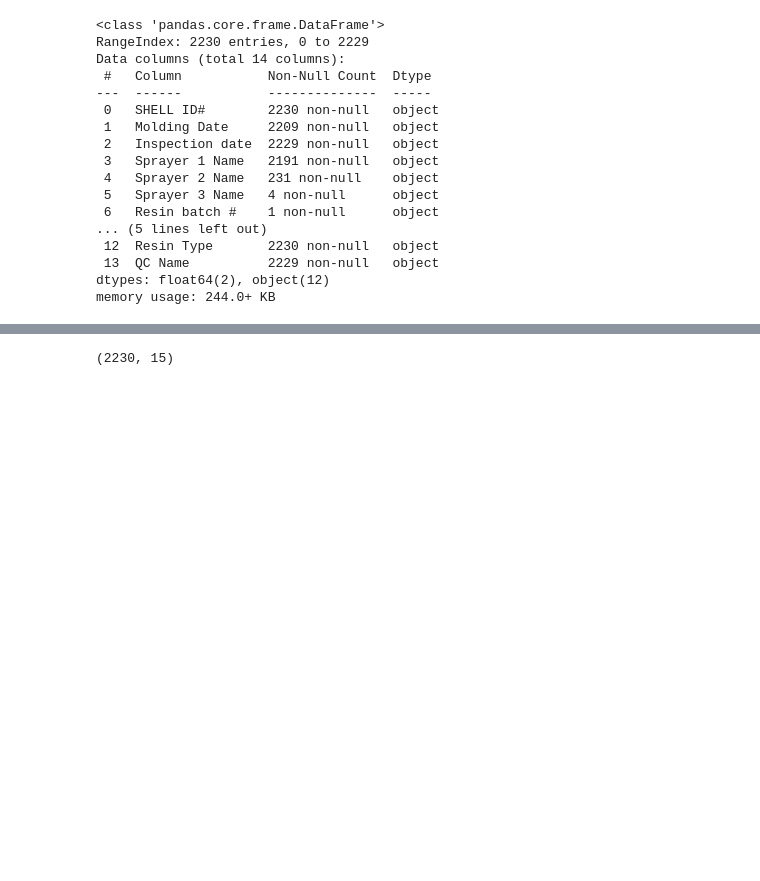
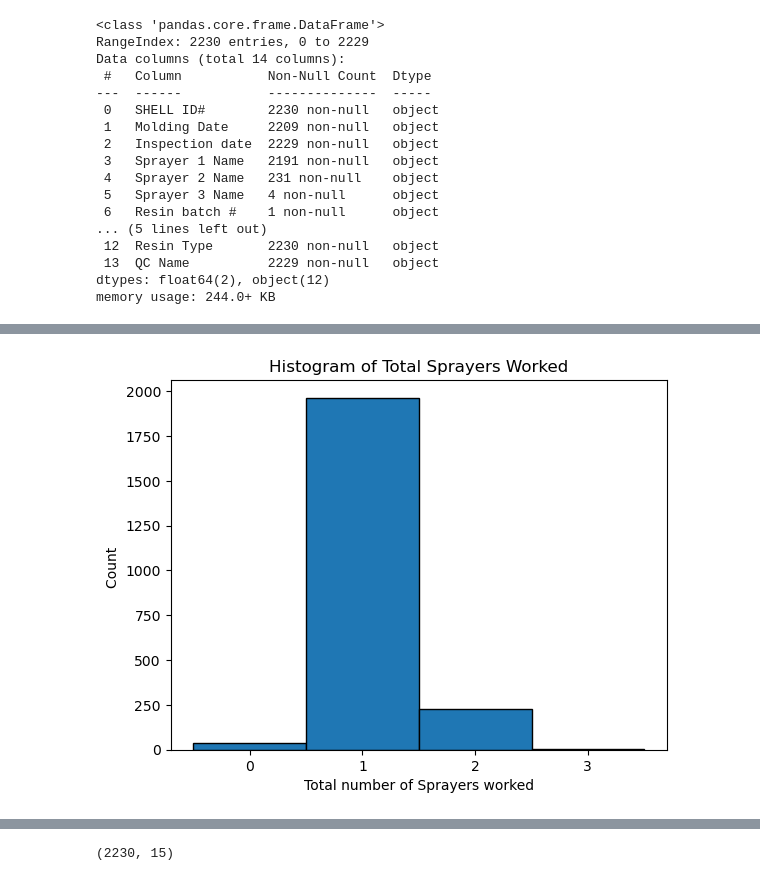
Before and after one commit to FarzadKash/Automation-Drawing-reader, a Jupyter notebook: Automation_on_drawing_reader.ipynb, the cells around one changed output, grey strips where cells are left out. Drawn from its saved outputs; the diff is of its cells as text; code cells hidden in the pictures; blank space fills up the shorter version.

Commit message:
clean edmonton data

```diff
--- a/Automation_on_drawing_reader.ipynb
+++ b/Automation_on_drawing_reader.ipynb
@@ -66,11 +66,10 @@ Data columns (total 14 columns):
 dtypes: float64(2), object(12)
 memory usage: 244.0+ KB
 # %%
+# adding the column for number of sprayers worked on tank
 def count_sprayers(row):
-    count = sum(1 for sprayer in row[['Sprayer 1 Name', 'Sprayer 2 Name', 'Sprayer 3 Name']])
-    return count # Assuming each non-null sprayer contributes 2 to the total count
+    count = sum(1 for sprayer in row[['Sprayer 1 Name', 'Sprayer 2 Name', 'Sprayer 3 Name']]if pd.notnull(sprayer))
+    return count
 
 # Apply the function to each row to get the total number of sprayers worked
 Edmonton_data['Total Sprayers Worked'] = Edmonton_data.apply(count_sprayers,axis=1)
-
-#Edmonton_data['Sprayer 1 Name','Sprayer 2 Name', 'Sprayer 3 Name','Total Sprayers Worked']
@@ -76,0 +88,12 @@ Edmonton_data['Total Sprayers Worked'] = Edmonton_data.apply(count_sprayers,axis
+# %%
+bins = np.arange(Edmonton_data["Total Sprayers Worked"].min(), Edmonton_data["Total Sprayers Worked"].max() + 1.5) - 0.5
+plt.hist(Edmonton_data["Total Sprayers Worked"], bins=bins, edgecolor='black')
+#plt.yscale('log')
+plt.xticks(np.arange(Edmonton_data["Total Sprayers Worked"].min(), Edmonton_data["Total Sprayers Worked"].max() + 1, 1))
+
+plt.xlabel("Total number of Sprayers worked")
+plt.ylabel("Count ")
+plt.title("Histogram of Total Sprayers Worked")
+plt.show()
+# %% [output]
+[figure, added]
```
Also changed, not shown: parts of 19 cells of this notebook.
